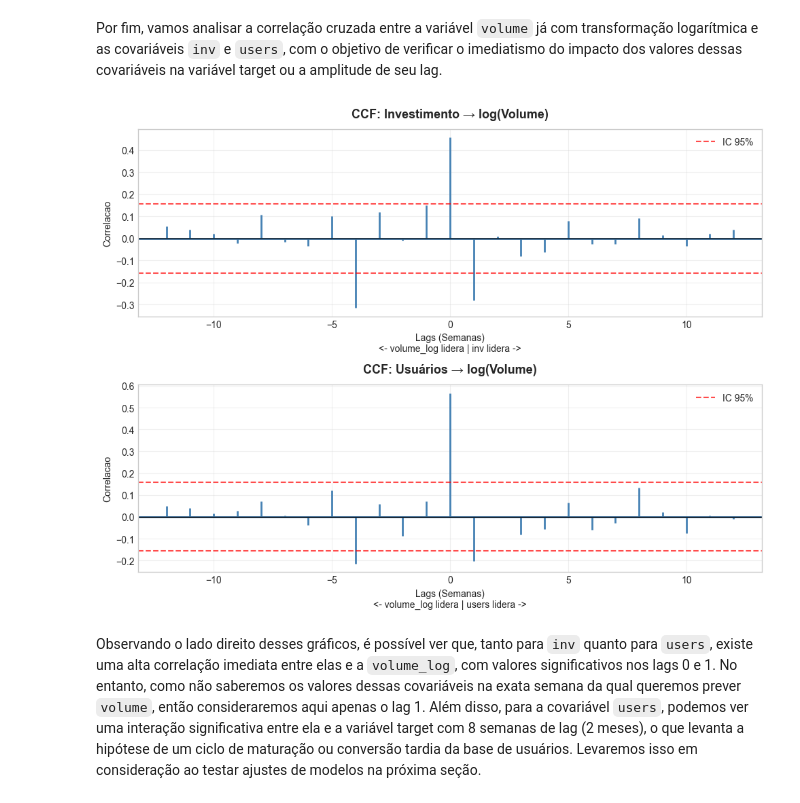
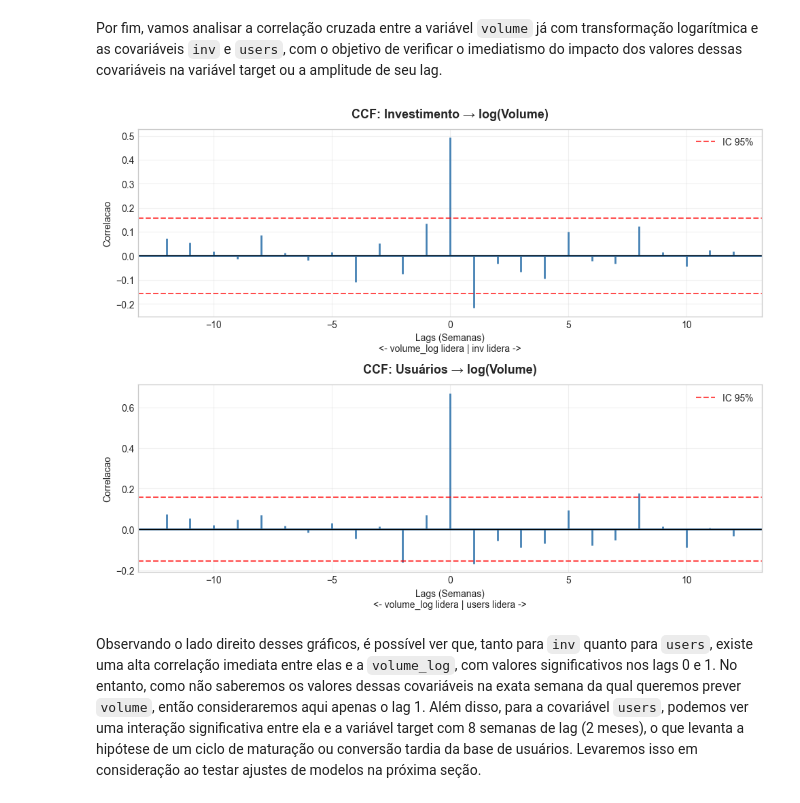
Before and after one commit to kauanmaf/Time-Series-A2, a Jupyter notebook: relatorio.ipynb, the cells around one changed output. Drawn from its saved outputs; the diff is of its cells as text; code cells hidden in the pictures.

```diff
--- a/relatorio.ipynb
+++ b/relatorio.ipynb
@@ -225,34 +225,3 @@ data_log[f'users_log'] = np.log1p(data["users"])
 ### 1.4. Correlações com as covariáveis
 
 Em seguida, faremos gráficos de dispersão da variável target `volume` contra as covariáveis `inv` e `users`, tanto com a target original quanto com a versão transformada por $\log$, para avaliar a significância das covariáveis para explicar a `volume`.
-# %%
-# Scatter plots com linha de tendência (volume original)
-fig, axes = plt.subplots(1, 2, figsize=(12, 5))
-
-pairs = [('inv', 'volume'), ('users', 'volume')]
-pair_colors = ['#2E86AB', '#F18F01', '#A23B72']
-
-for ax, (var1, var2), color in zip(axes, pairs, pair_colors):
-    # Scatter
-    ax.scatter(data_log[var1], data_log[var2], alpha=0.6, s=50, color=color, edgecolors='black', linewidth=0.5)
-
-    # Linha de tendência
-    z = np.polyfit(data_log[var1], data_log[var2], 1)
-    p = np.poly1d(z)
-    ax.plot(data_log[var1].sort_values(), p(data_log[var1].sort_values()),
-            "r--", linewidth=2, label=f'y = {z[0]:.3f}x + {z[1]:.3f}')
-
-    # Correlação
-    corr = data_log[var1].corr(data_log[var2])
-    ax.text(0.05, 0.95, f'r = {corr:.3f}', transform=ax.transAxes,
-            fontsize=12, verticalalignment='top',
-            bbox=dict(boxstyle='round', facecolor='wheat', alpha=0.5))
-
-    ax.set_xlabel(var1, fontsize=11)
-    ax.set_ylabel(var2, fontsize=11)
-    ax.set_title(f'{var1} vs {var2}', fontsize=12, fontweight='bold')
-    ax.legend(fontsize=9)
-    ax.grid(True, alpha=0.3)
-
-plt.tight_layout()
-plt.show()
@@ -301,7 +268,7 @@ Além disso, os valores das covariáveis `inv` e `users` também aparentam ter u
 # %% [markdown]
 Por fim, vamos analisar a correlação cruzada entre a variável `volume` já com transformação logarítmica e as covariáveis `inv` e `users`, com o objetivo de verificar o imediatismo do impacto dos valores dessas covariáveis na variável target ou a amplitude de seu lag.
 # %%
-data["volume_log"] = np.log(data["volume"])
+data["volume_log"] = np.log1p(data["volume"])
 
 data_diff = data.diff().dropna()
 
@@ -322,34 +289,34 @@ for i, (var_x, var_y, titulo) in enumerate(pares):
     y = temp_df[var_y].values
 
     lags_plot, corrs_plot, _, _ = ax.xcorr(
         x, y,
         maxlags=max_lag,
         usevlines=True,
         normed=True,
         lw=2,
         color='steelblue'
     )
 
     n = len(x)
     limite = 1.96 / np.sqrt(n)
     ax.axhline(limite, color='red', linestyle='--', alpha=0.7, label='IC 95%')
     ax.axhline(-limite, color='red', linestyle='--', alpha=0.7)
     ax.axhline(0, color='black', linewidth=1)
 
     ax.set_title(f"CCF: {titulo}", fontsize=13, fontweight='bold', pad=12)
     ax.set_ylabel("Correlacao")
     ax.set_xlabel(f"Lags (Semanas)\n<- {var_y} lidera | {var_x} lidera ->")
     ax.grid(True, alpha=0.3)
     ax.legend(loc='upper right')
 
     sig_mask = np.abs(corrs_plot) > limite
     lags_sig = lags_plot[sig_mask]
     corrs_sig = corrs_plot[sig_mask]
 
 plt.tight_layout(rect=[0, 0, 1, 0.96])
 plt.show()
 # %% [output]
-[figure, old version]
+[figure, new version]
 # %% [markdown]
 Observando o lado direito desses gráficos, é possível ver que, tanto para `inv` quanto para `users`, existe uma alta correlação imediata entre elas e a `volume_log`, com valores significativos nos lags 0 e 1. No entanto, como não saberemos os valores dessas covariáveis na exata semana da qual queremos prever `volume`, então consideraremos aqui apenas o lag 1. Além disso, para a covariável `users`, podemos ver uma interação significativa entre ela e a variável target com 8 semanas de lag (2 meses), o que levanta a hipótese de um ciclo de maturação ou conversão tardia da base de usuários. Levaremos isso em consideração ao testar ajustes de modelos na próxima seção.
 # %% [markdown]
```
Also changed, not shown: parts of 10 cells of this notebook.
